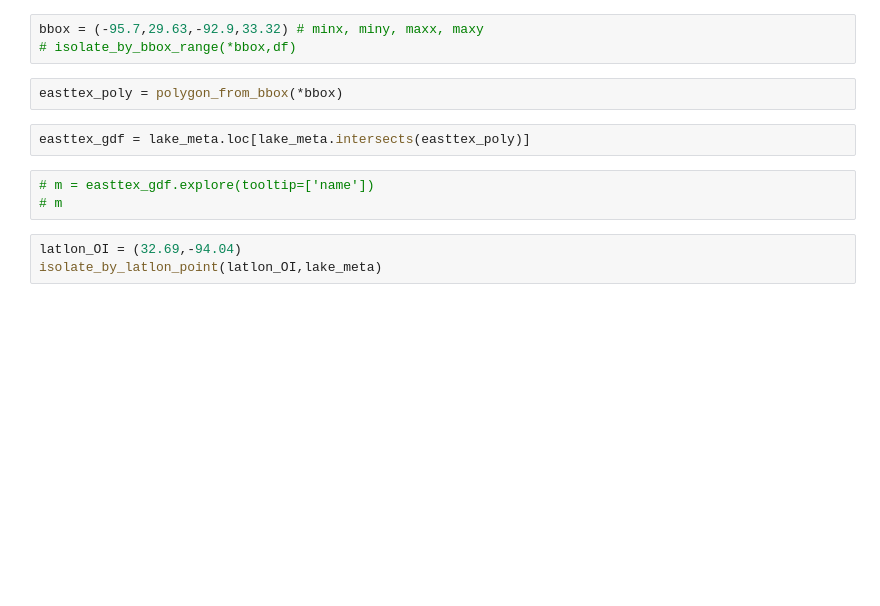
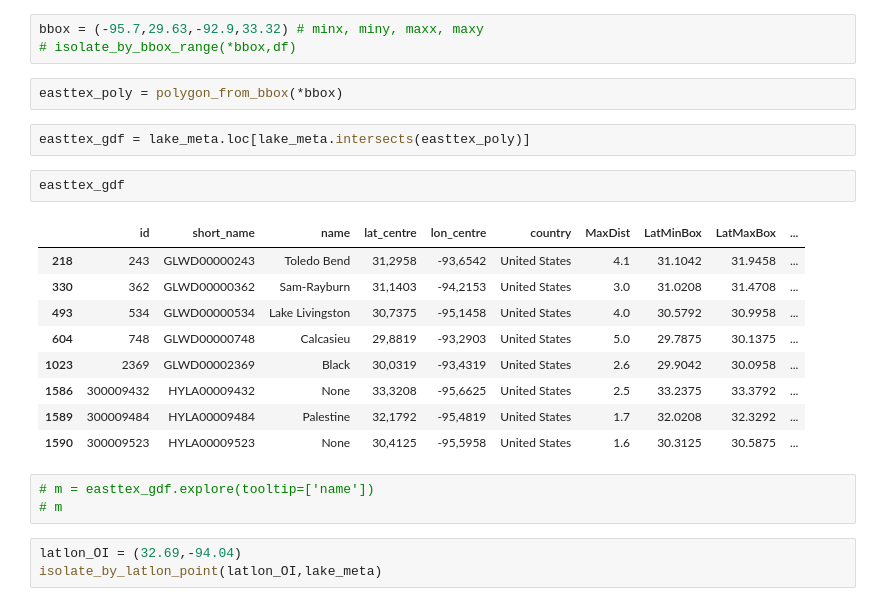
Before and after one commit to a-scheliga/resetlakes, a Jupyter notebook: scratchwork_exporatory/lakecci_metadata.ipynb, the cells around one changed output. Cells and saved outputs as stored; diff of their text form; blank space fills up the shorter version.

```diff
--- a/scratchwork_exporatory/lakecci_metadata.ipynb
+++ b/scratchwork_exporatory/lakecci_metadata.ipynb
@@ -255,6 +255,18 @@ bbox = (-95.7,29.63,-92.9,33.32) # minx, miny, maxx, maxy
 easttex_poly = polygon_from_bbox(*bbox)
 # %%
 easttex_gdf = lake_meta.loc[lake_meta.intersects(easttex_poly)]
+# %%
+easttex_gdf
+# %% [output]
+|  | id | short_name | name | lat_centre | lon_centre | country | MaxDist | LatMinBox | LatMaxBox | ... |
+| 218 | 243 | GLWD00000243 | Toledo Bend | 31,2958 | -93,6542 | United States | 4.1 | 31.1042 | 31.9458 | ... |
+| 330 | 362 | GLWD00000362 | Sam-Rayburn | 31,1403 | -94,2153 | United States | 3.0 | 31.0208 | 31.4708 | ... |
+| 493 | 534 | GLWD00000534 | Lake Livingston | 30,7375 | -95,1458 | United States | 4.0 | 30.5792 | 30.9958 | ... |
+| 604 | 748 | GLWD00000748 | Calcasieu | 29,8819 | -93,2903 | United States | 5.0 | 29.7875 | 30.1375 | ... |
+| 1023 | 2369 | GLWD00002369 | Black | 30,0319 | -93,4319 | United States | 2.6 | 29.9042 | 30.0958 | ... |
+| 1586 | 300009432 | HYLA00009432 | None | 33,3208 | -95,6625 | United States | 2.5 | 33.2375 | 33.3792 | ... |
+| 1589 | 300009484 | HYLA00009484 | Palestine | 32,1792 | -95,4819 | United States | 1.7 | 32.0208 | 32.3292 | ... |
+| 1590 | 300009523 | HYLA00009523 | None | 30,4125 | -95,5958 | United States | 1.6 | 30.3125 | 30.5875 | ... |
 # %%
 # m = easttex_gdf.explore(tooltip=['name'])
 # m
```
